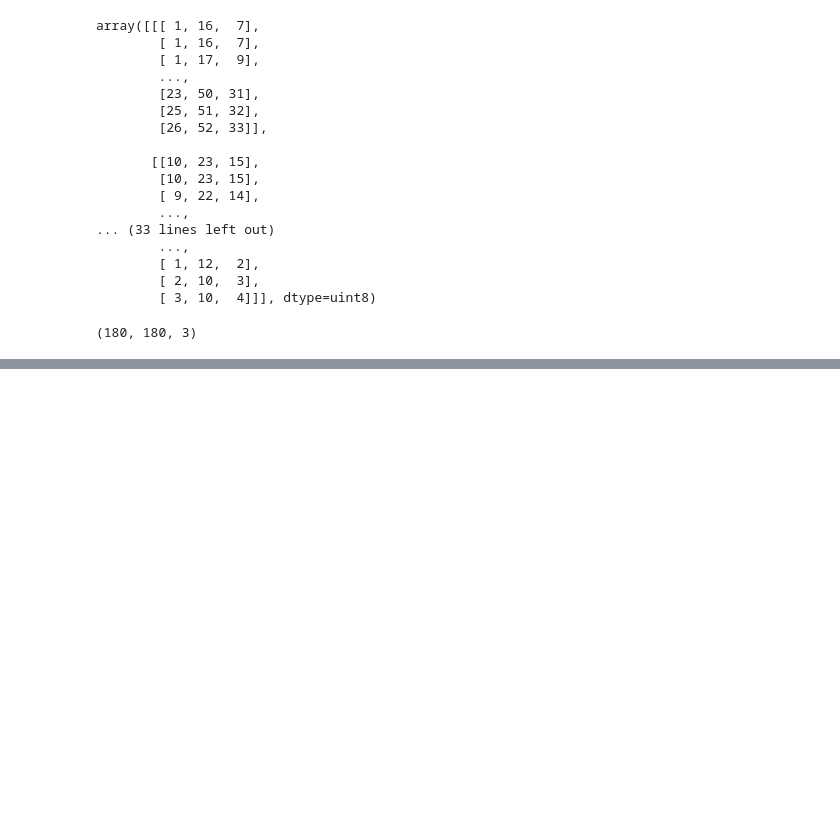
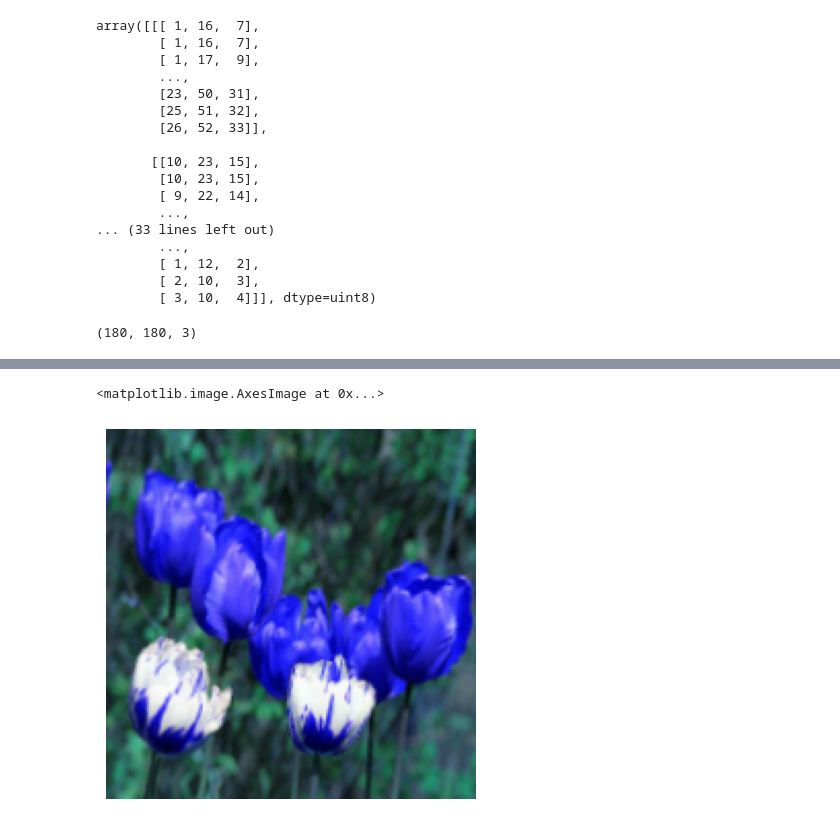
Before and after one commit to gandhidhruv2003/Flower-Classification, a Jupyter notebook: Flower Classification.ipynb, the cells around one changed output, grey strips where cells are left out. Cells and saved outputs as stored; diff of their text form; code cells hidden in the pictures; blank space fills up the shorter version.

```diff
--- a/Flower Classification.ipynb
+++ b/Flower Classification.ipynb
@@ -145,0 +164,8 @@ Epoch 5/100
+# %%
+# Data Augmentation
+
+data_augmentation = keras.Sequential([
+    layers.experimental.preprocessing.RandomFlip("horizontal"),
+    layers.experimental.preprocessing.RandomRotation(0.1),
+    layers.experimental.preprocessing.RandomZoom(0.1),
+])
@@ -145,0 +178,6 @@ Epoch 5/100
+# %%
+plt.axis("off")
+plt.imshow(data_augmentation(X)[50].numpy().astype("uint8"))
+# %% [output]
+<matplotlib.image.AxesImage at 0x...>
+[figure, added]
```
Also changed, not shown: parts of 11 cells of this notebook.
